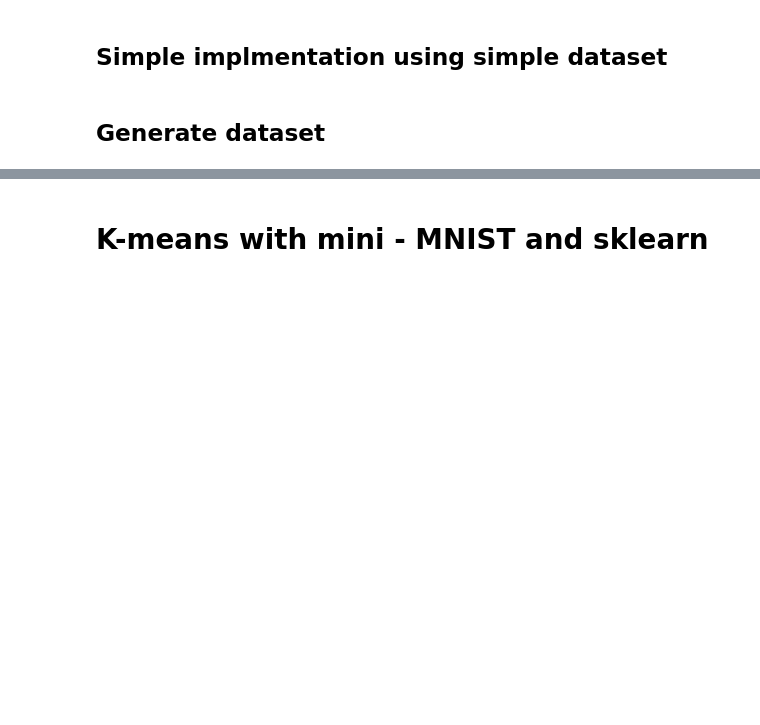
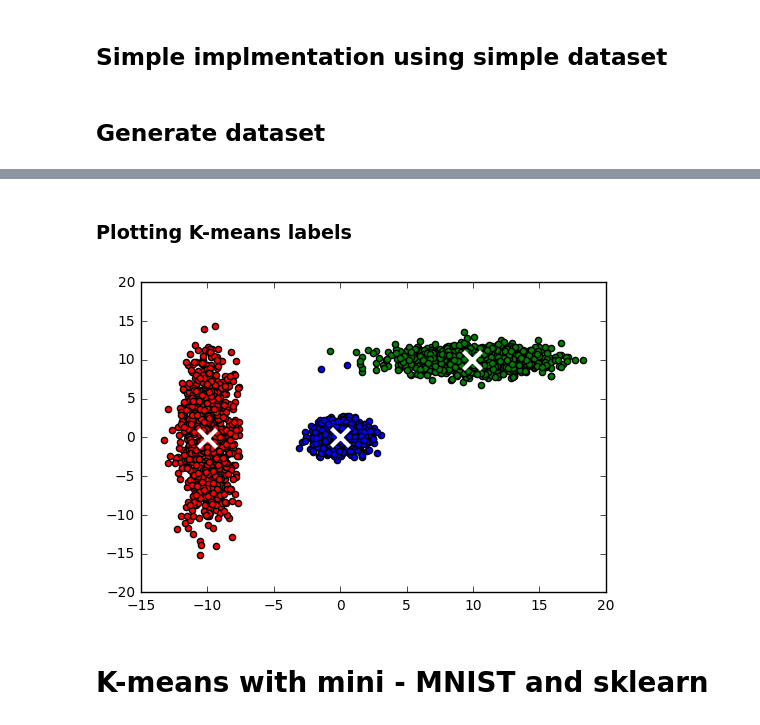
Before and after one commit to kaggledecal/sp17, a Jupyter notebook: day09/Kmeans.ipynb, the cells around one changed output, grey strips where cells are left out. Drawn from its saved outputs; the diff is of its cells as text; code cells hidden in the pictures; blank space fills up the shorter version.

```diff
--- a/day09/Kmeans.ipynb
+++ b/day09/Kmeans.ipynb
@@ -21,6 +28,40 @@ plt.show()
-# %%
-def kmeans(X, k):
-    kmeans(X, 2)
+# %%
+def closest_centroid(X, centroids):
+    ''' assigns a closest centroid for each datapoint'''
+    distances = np.sqrt(((X - centroids[:, np.newaxis])**2).sum(axis=2))
+    return np.argmin(distances, axis=0)
+def new_centroids(X, labels, k=2, d=2):
+    ''' Makes new centroids given a list of all centroids'''
+    centroids = np.zeros((k,d))
+    for c in range(k):
+        centroids[c] = np.mean(X[labels == c], axis=0)
+    return centroids
+# %%
+def kmeans(X, k):
+    centroids = X[np.random.randint(0, len(X), k)]
+    old_centroids = np.zeros_like(centroids)
+    while (centroids != old_centroids).all():
+        old_centroids = centroids
+        labelled_data = closest_centroid(X, centroids)
+        centroids = new_centroids(X, labelled_data, k, X.shape[1])
+#         return centroids
+    return centroids
+# %%
+centroids = kmeans(X, 3)
+# %% [markdown]
+### Plotting K-means labels
+# %%
+closest = closest_centroid(X, centroids)
+colors=  'bgrcmyk'
+for c in np.unique(closest):
+    subset = X[closest == c]
+    plt.scatter(subset[:, 0], subset[:,1], c=colors[c])
+plt.scatter(centroids[:, 0], centroids[:, 1],
+            marker='x', s=169, linewidths=3,
+            color='w', zorder=10)
+plt.show()
+# %% [output]
+[figure, added]
 # %% [markdown]
 # K-means with mini - MNIST and sklearn
 # %%
```
Also changed, not shown: parts of 8 cells of this notebook, 1 other file.
